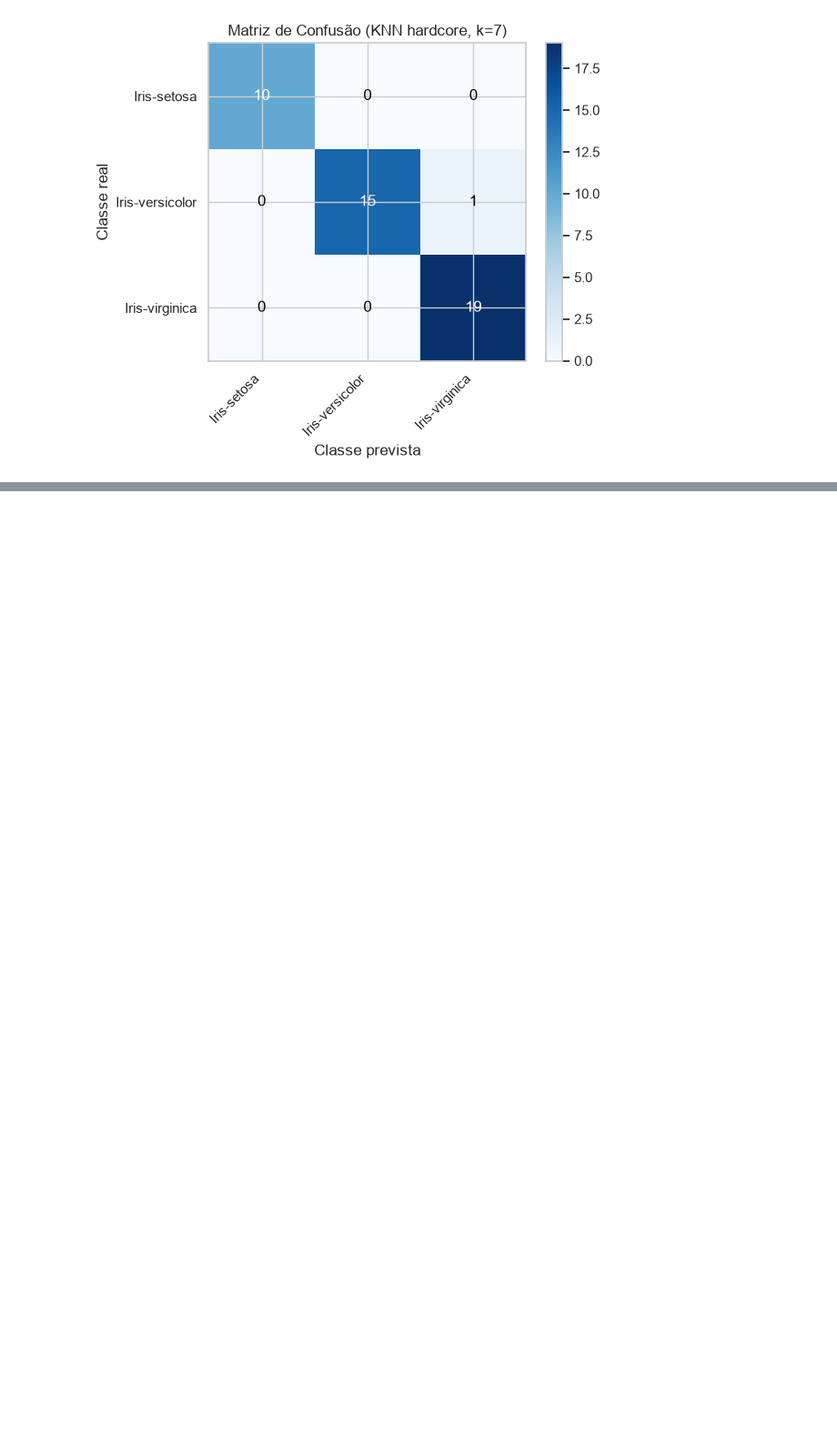
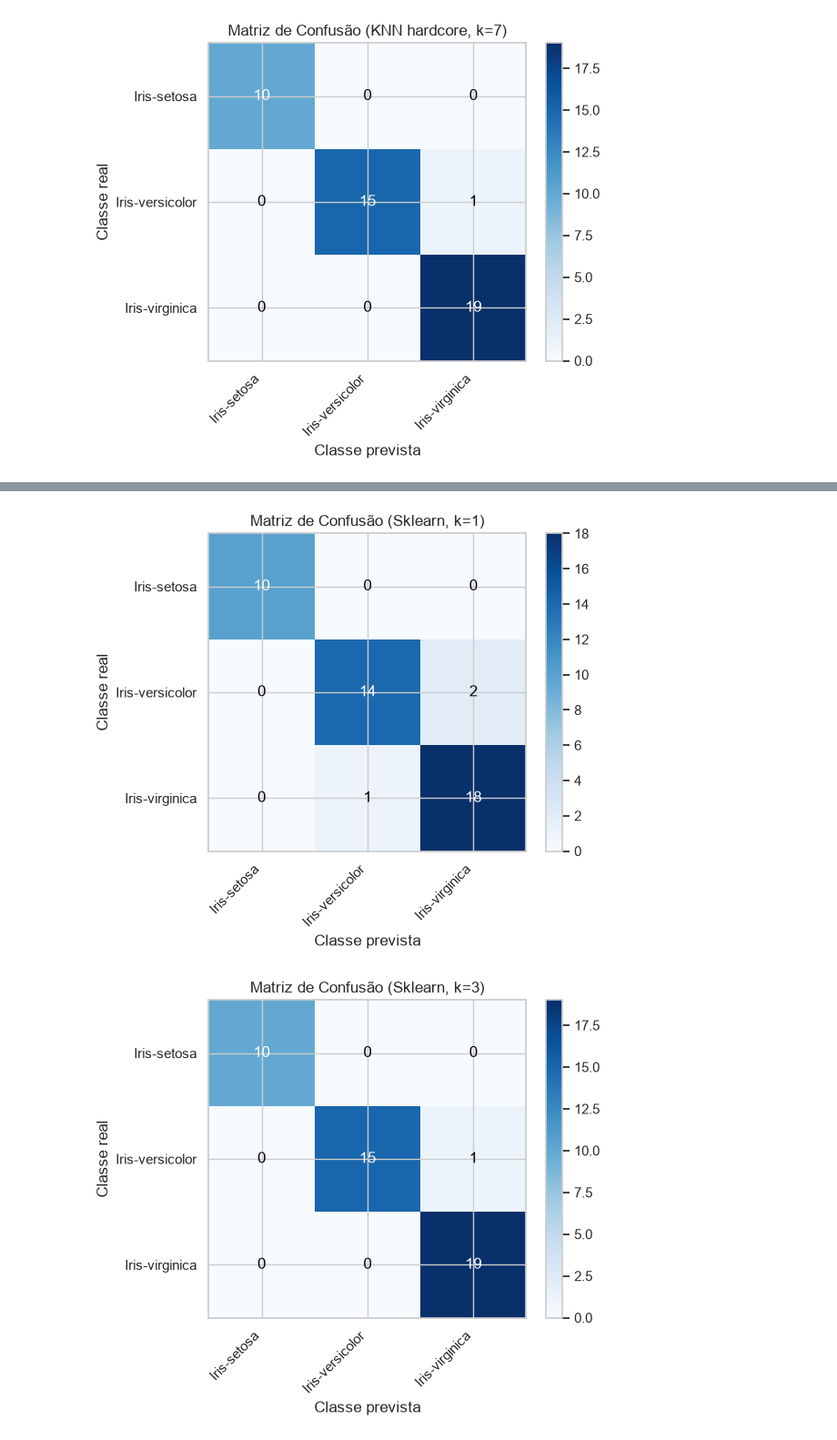
Before and after one commit to guilirio/Implementacao-KNN-para-Classificacao, a Jupyter notebook: knn.ipynb, the cells around one changed output, grey strips where cells are left out. Shown at 91% size. Cells and saved outputs as stored; diff of their text form; code cells hidden in the pictures; blank space fills up the shorter version.

Commit message:
Adição final e comparação entre abordagens

```diff
--- a/knn.ipynb
+++ b/knn.ipynb
@@ -346,0 +378,49 @@ Revocação (média): 0.9792
+# %%
+from sklearn.neighbors import KNeighborsClassifier
+from sklearn.metrics import confusion_matrix, accuracy_score, precision_score, recall_score
+import time
+
+
+for k in valores_k:
+    modelo_sk = KNeighborsClassifier(n_neighbors=k)
+    modelo_sk.fit(X_treino, y_treino)
+    y_prev_sk = modelo_sk.predict(X_teste)
+    m_sk = confusion_matrix(y_teste, y_prev_sk, labels=classes)
+    plotar_matriz(m_sk, classes, f"Matriz de Confusão (Sklearn, k={k})")
+
+
+print("Comparação das métricas: hardcore x sklearn\n")
+print(f"{'k':>3} | {'métrica':<10} | {'hardcore':>9} | {'sklearn':>9} | {'dif':>7}")
+print("-" * 52)
+for k in valores_k:
+    hc = KNNClassifier(k=k).fit(X_treino, y_treino)
+    yp_hc = hc.predict(X_teste)
+    ac_hc, pr_hc, rv_hc = calcular_metricas(matriz_confusao(y_teste, yp_hc, classes))[:3]
+
+    sk = KNeighborsClassifier(n_neighbors=k).fit(X_treino, y_treino)
+    yp_sk = sk.predict(X_teste)
+    ac_sk = accuracy_score(y_teste, yp_sk)
+    pr_sk = precision_score(y_teste, yp_sk, average="macro", zero_division=0)
+    rv_sk = recall_score(y_teste, yp_sk, average="macro", zero_division=0)
+
+    for nome, vhc, vsk in [("acurácia", ac_hc, ac_sk),
+                           ("precisão", pr_hc, pr_sk),
+                           ("revocação", rv_hc, rv_sk)]:
+        print(f"{k:>3} | {nome:<10} | {vhc:>9.4f} | {vsk:>9.4f} | {abs(vhc - vsk):>7.4f}")
+    print("-" * 52)
+
+
+print("\nTempo de execução (fit + predict), k = 3:")
+inicio = time.perf_counter()
+KNNClassifier(k=3).fit(X_treino, y_treino).predict(X_teste)
+tempo_hc = time.perf_counter() - inicio
+
+inicio = time.perf_counter()
+KNeighborsClassifier(n_neighbors=3).fit(X_treino, y_treino).predict(X_teste)
+tempo_sk = time.perf_counter() - inicio
+
+print(f"  hardcore: {tempo_hc * 1000:.2f} ms")
+print(f"  sklearn:  {tempo_sk * 1000:.2f} ms")
+# %% [output]
+[figure, added]
+[figure, added]
```
Also changed, not shown: parts of 2 cells of this notebook.
